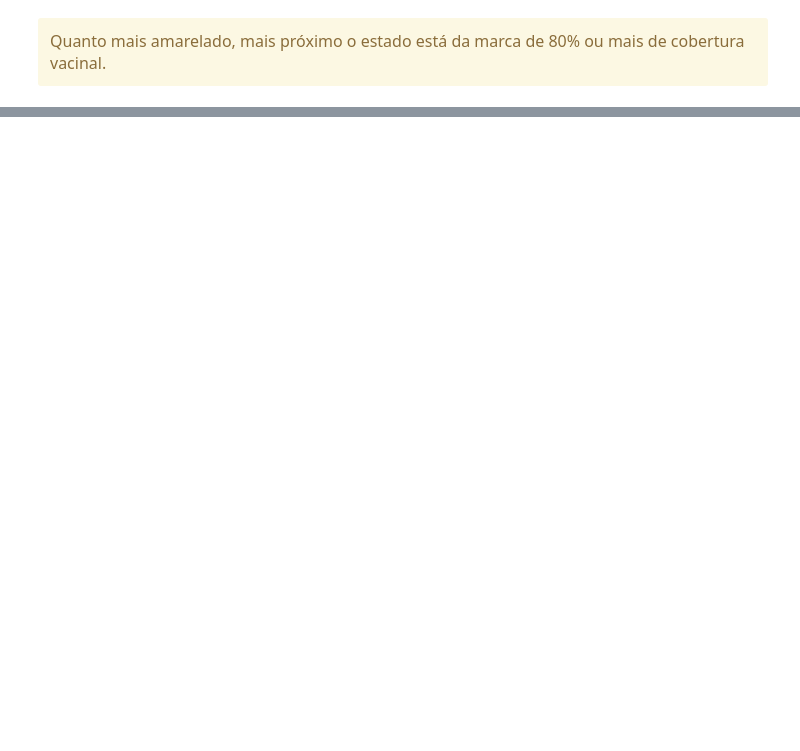
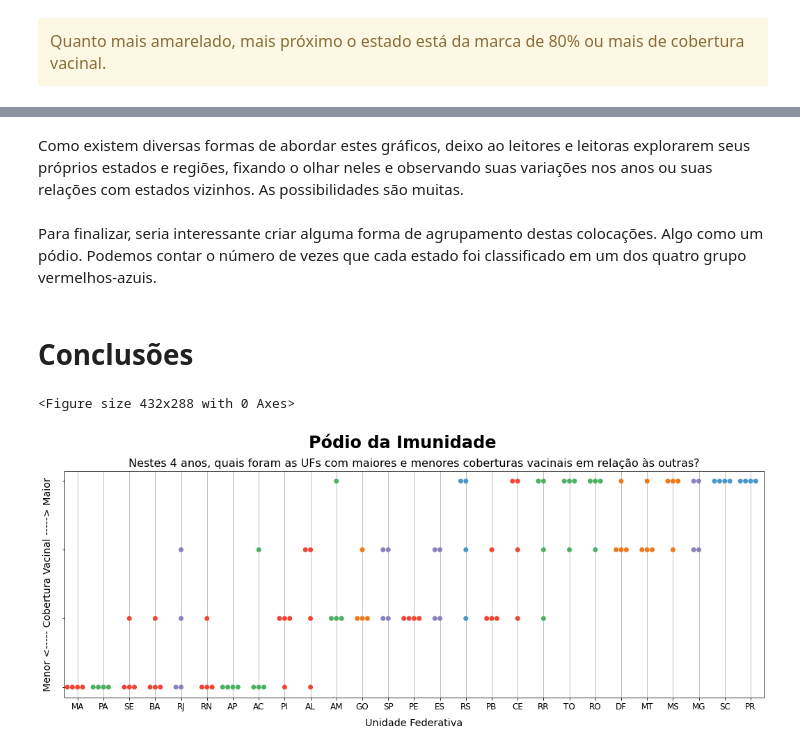
Before and after one commit to ecdyzone/cobertura-vacinal-estados-brasil, a Jupyter notebook: notebooks/3_-_analise_e_conclusoes.ipynb, the cells around one changed output, grey strips where cells are left out. Drawn from its saved outputs; the diff is of its cells as text; code cells hidden in the pictures; blank space fills up the shorter version.

```diff
--- a/notebooks/3_-_analise_e_conclusoes.ipynb
+++ b/notebooks/3_-_analise_e_conclusoes.ipynb
@@ -600,0 +319,11 @@ ax.set_xticklabels([uf_siglas_dict[state.get_text()] for state in ax.get_xtickla
+# %% [markdown]
+Como existem diversas formas de abordar estes gráficos, deixo ao leitores e leitoras explorarem seus próprios estados e regiões, fixando o olhar neles e observando suas variações nos anos ou suas relações com estados vizinhos. As possibilidades são muitas.
+# %% [markdown]
+Para finalizar, seria interessante criar alguma forma de agrupamento destas colocações. Algo como um pódio. Podemos contar o número de vezes que cada estado foi classificado em um dos quatro grupo vermelhos-azuis.
+# %% [markdown]
+# Conclusões
+# %%
+podium_swarmplot(imunizacao_ufs, estados_geo)
+# %% [output]
+<Figure size 432x288 with 0 Axes>
+[figure, added]
```
Also changed, not shown: parts of 40 cells of this notebook, 2 other files.
